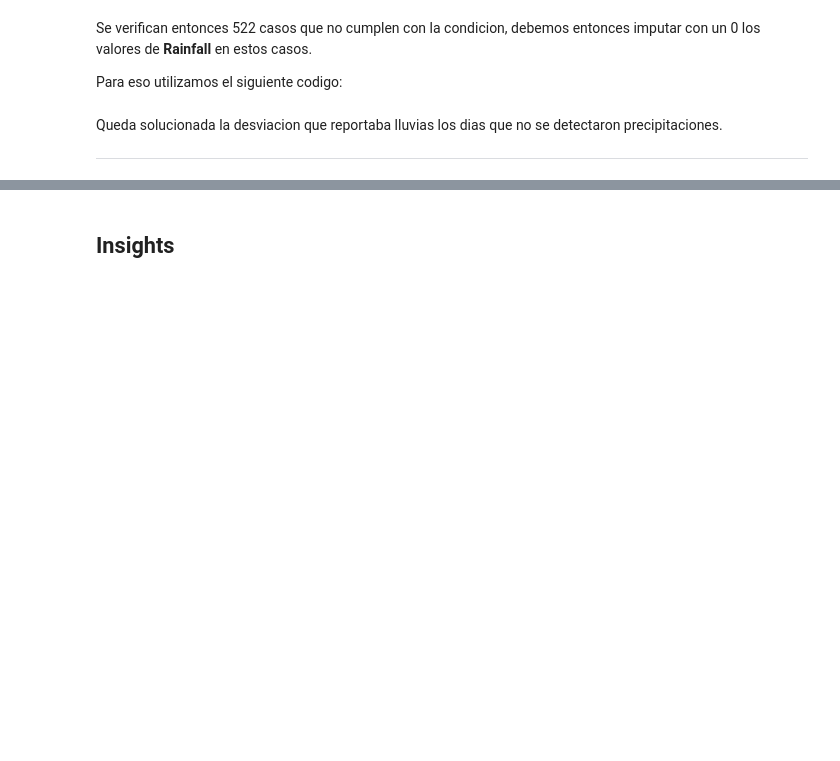
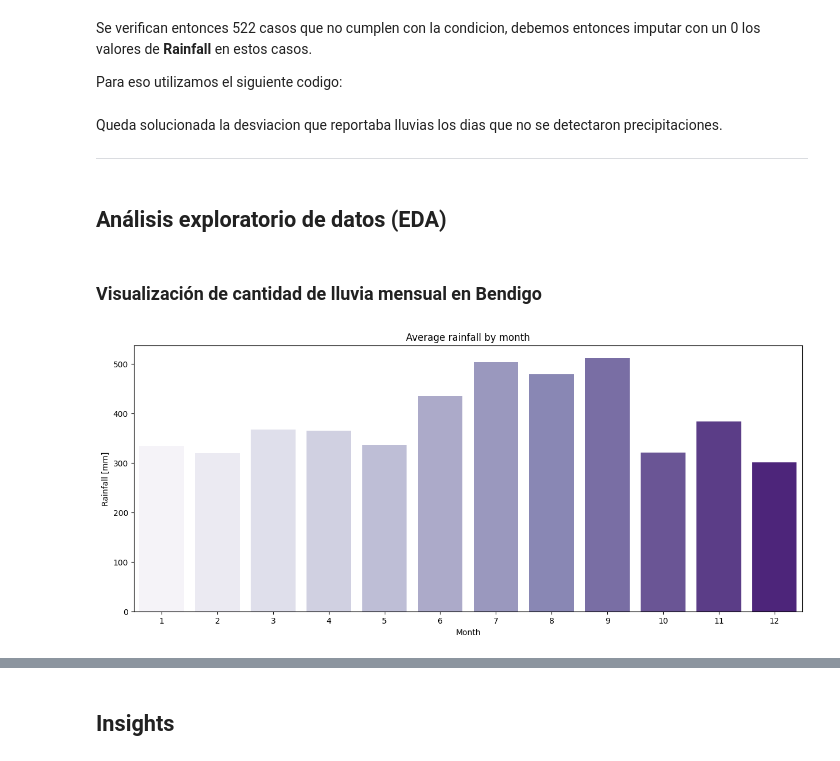
Before and after one commit to Juanmagithb/bendigo, a Jupyter notebook: Desafió_Final_+Juan_+Alegre.ipynb, the cells around one changed output, grey strips where cells are left out. Cells and saved outputs as stored; diff of their text form; code cells hidden in the pictures; blank space fills up the shorter version.

```diff
--- a/Desafió_Final_+Juan_+Alegre.ipynb
+++ b/Desafió_Final_+Juan_+Alegre.ipynb
@@ -156,3 +177,19 @@ Queda solucionada la desviacion que reportaba lluvias los dias que no se detecta
 
 
 ---
+# %% [markdown]
+## Análisis exploratorio de datos (EDA)
+# %% [markdown]
+### Visualización de cantidad de lluvia mensual en Bendigo
+# %%
+bendigo_weather["month_num"] = bendigo_weather["Moth"].apply(lambda x: list(calendar.month_name).index(x.title()))
+bendigo = bendigo_weather.sort_values("month_num")
+rainfall_sum_by_month = bendigo.groupby('month_num')['Rainfall'].sum().reset_index()
+plt.figure(figsize=(15,6))
+sns.barplot(data=rainfall_sum_by_month, x='month_num', y= "Rainfall" , palette = "Purples" )
+plt.title('Average rainfall by month')
+plt.xlabel('Month')
+plt.ylabel('Rainfall [mm]')
+plt.show()
+# %% [output]
+[figure, added]
```
Also changed, not shown: parts of 20 cells of this notebook.
